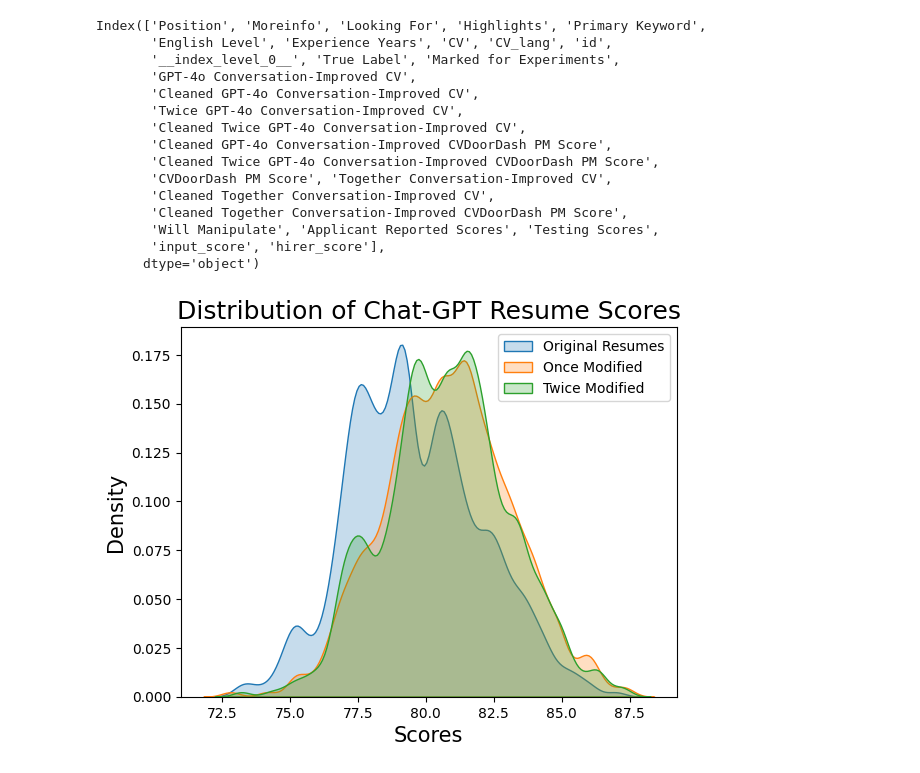
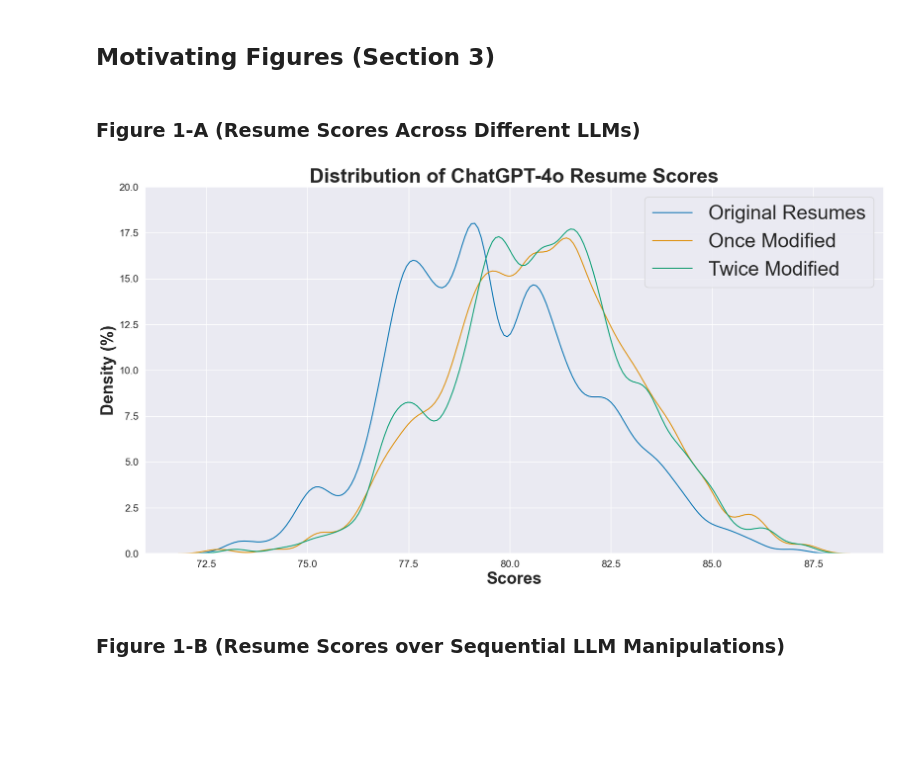
Before and after one commit to heyyjudes/llm-hiring-ecosystem, a Jupyter notebook: validation_tests/significance_tests.ipynb, the cells around one changed output. Drawn from its saved outputs; the diff is of its cells as text; code cells hidden in the pictures; blank space fills up the shorter version.

```diff
--- a/validation_tests/significance_tests.ipynb
+++ b/validation_tests/significance_tests.ipynb
@@ -11,32 +12,26 @@ df = pd.read_csv('oct_data.csv', index_col=0)
-# %%
-df.columns
-# %% [output]
-Index(['Position', 'Moreinfo', 'Looking For', 'Highlights', 'Primary Keyword',
-       'English Level', 'Experience Years', 'CV', 'CV_lang', 'id',
-       '__index_level_0__', 'True Label', 'Marked for Experiments',
-       'GPT-4o Conversation-Improved CV',
-       'Cleaned GPT-4o Conversation-Improved CV',
-       'Twice GPT-4o Conversation-Improved CV',
-       'Cleaned Twice GPT-4o Conversation-Improved CV',
-       'Cleaned GPT-4o Conversation-Improved CVDoorDash PM Score',
-       'Cleaned Twice GPT-4o Conversation-Improved CVDoorDash PM Score',
-       'CVDoorDash PM Score', 'Together Conversation-Improved CV',
-       'Cleaned Together Conversation-Improved CV',
-       'Cleaned Together Conversation-Improved CVDoorDash PM Score',
-       'Will Manipulate', 'Applicant Reported Scores', 'Testing Scores',
-       'input_score', 'hirer_score'],
-      dtype='object')
+# %% [markdown]
+## Motivating Figures (Section 3)
+# %% [markdown]
+### Figure 1-A (Resume Scores Across Different LLMs)
 # %%
-sns.kdeplot(df['CVDoorDash PM Score'], bw_adjust=0.5, fill=True)  # bw_adjust adjusts the smoothness
-sns.kdeplot(df['Cleaned GPT-4o Conversation-Improved CVDoorDash PM Score'], bw_adjust=0.5, fill=True)
+sns.set_theme(rc={'figure.figsize':(20,10)})
+
+fig = sns.kdeplot(df['CVDoorDash PM Score'], bw_adjust=0.5, color=first_three_colors[0])  # bw_adjust adjusts the smoothness
+fig = sns.kdeplot(df['Cleaned GPT-4o Conversation-Improved CVDoorDash PM Score'], bw_adjust=0.5, color=first_three_colors[1])
 #sns.kdeplot(df['CVDoorDash PM Score'], bw_adjust=0.5)  # bw_adjust adjusts the smoothness
-sns.kdeplot(df['Cleaned Twice GPT-4o Conversation-Improved CVDoorDash PM Score'], bw_adjust=0.5, fill=True)
-plt.title('Distribution of Chat-GPT Resume Scores', fontsize=18)
-plt.xlabel('Scores', fontsize=15)
-plt.ylabel('Density', fontsize=15)
-plt.legend(['Original Resumes', 'Once Modified', 'Twice Modified'])
+fig = sns.kdeplot(df['Cleaned Twice GPT-4o Conversation-Improved CVDoorDash PM Score'], bw_adjust=0.5, color=first_three_colors[2])
+plt.title('Distribution of ChatGPT-4o Resume Scores', fontsize=30, fontweight="bold")
+plt.yticks(fig.get_yticks(), np.round(fig.get_yticks() * 100, 2))
+plt.xticks(fontsize=15)
+plt.yticks(fontsize=15)
+plt.xlabel('Scores', fontsize=25, fontweight="bold")
+plt.ylabel('Density (%)', fontsize=25, fontweight="bold")
+plt.legend(['Original Resumes', 'Once Modified', 'Twice Modified'], fontsize=30)
 #plt.grid()
+plt.savefig('chatgpt1.png')
 plt.show()
 # %% [output]
-[figure, old version]
+[figure, new version]
+# %% [markdown]
+### Figure 1-B (Resume Scores over Sequential LLM Manipulations)
 # %%
```
Also changed, not shown: parts of 43 cells of this notebook.
